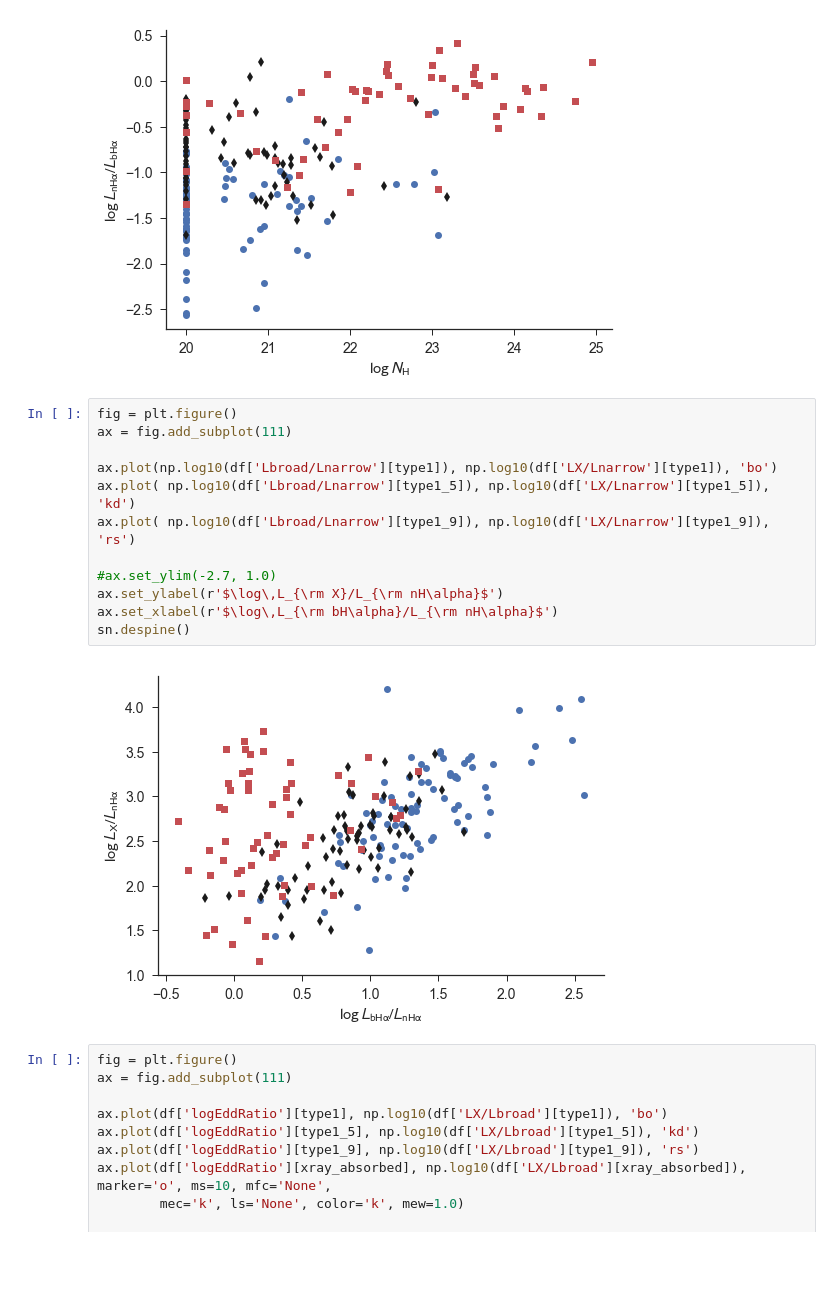
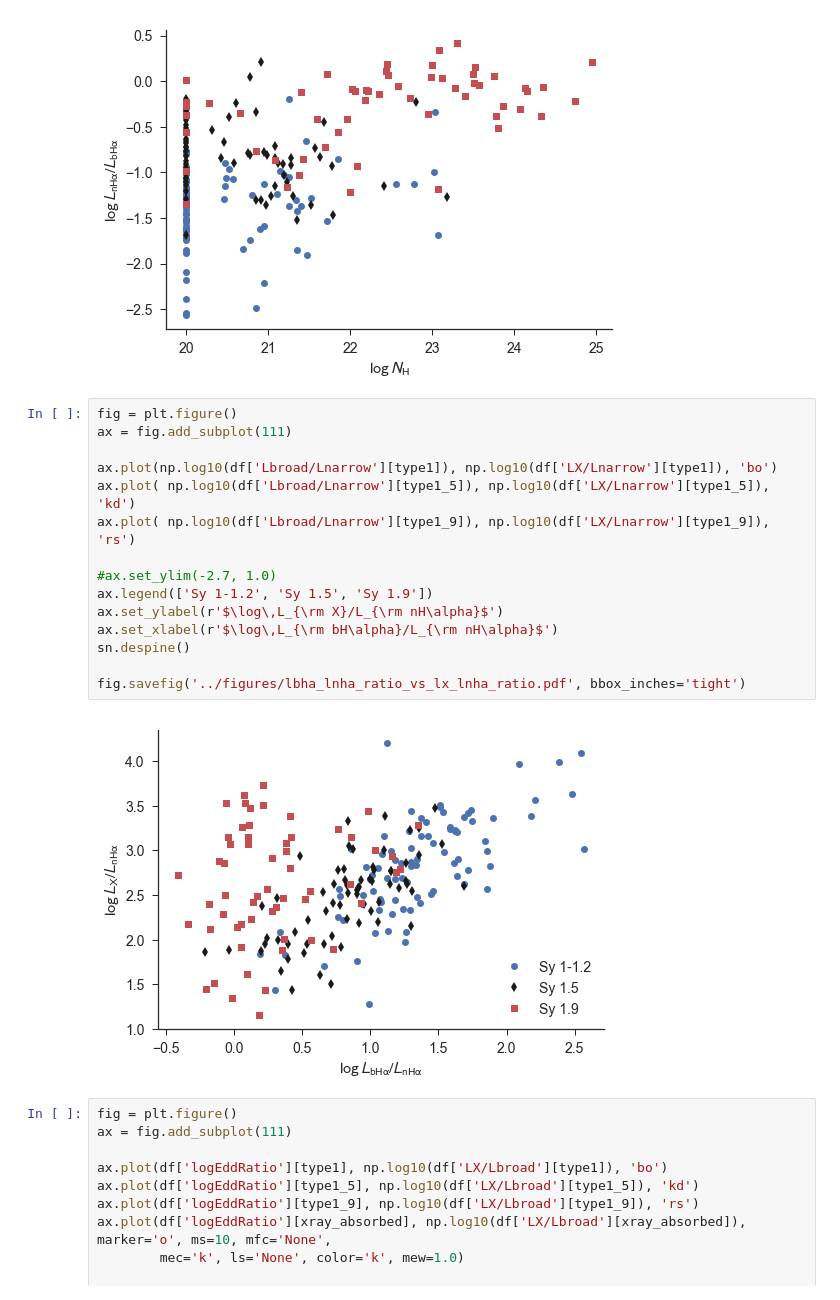
Before and after one commit to ttshimiz/bass-sy1_9-obscuration, a Jupyter notebook: notebooks/random_figures.ipynb, the cells around one changed output. Cells and saved outputs as stored; diff of their text form; blank space fills up the shorter version.

```diff
--- a/notebooks/random_figures.ipynb
+++ b/notebooks/random_figures.ipynb
@@ -106,17 +111,20 @@ sn.despine()
 # %%
 fig = plt.figure()
 ax = fig.add_subplot(111)
 
 ax.plot(np.log10(df['Lbroad/Lnarrow'][type1]), np.log10(df['LX/Lnarrow'][type1]), 'bo')
 ax.plot( np.log10(df['Lbroad/Lnarrow'][type1_5]), np.log10(df['LX/Lnarrow'][type1_5]), 'kd')
 ax.plot( np.log10(df['Lbroad/Lnarrow'][type1_9]), np.log10(df['LX/Lnarrow'][type1_9]), 'rs')
 
 #ax.set_ylim(-2.7, 1.0)
+ax.legend(['Sy 1-1.2', 'Sy 1.5', 'Sy 1.9'])
 ax.set_ylabel(r'$\log\,L_{\rm X}/L_{\rm nH\alpha}$')
 ax.set_xlabel(r'$\log\,L_{\rm bH\alpha}/L_{\rm nH\alpha}$')
 sn.despine()
+
+fig.savefig('../figures/lbha_lnha_ratio_vs_lx_lnha_ratio.pdf', bbox_inches='tight')
 # %% [output]
-[figure, old version]
+[figure, new version]
 # %%
 fig = plt.figure()
 ax = fig.add_subplot(111)
```
Also changed, not shown: parts of 12 cells of this notebook, 9 other files.
